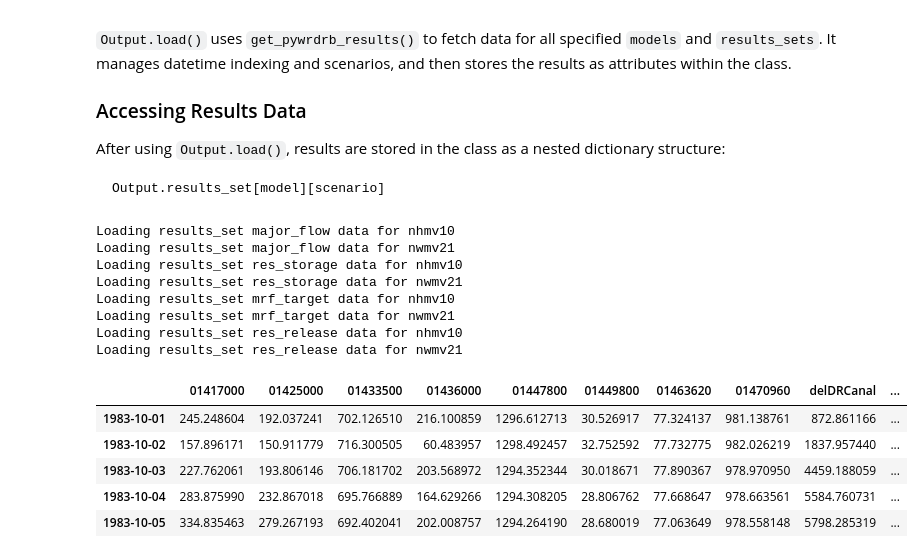
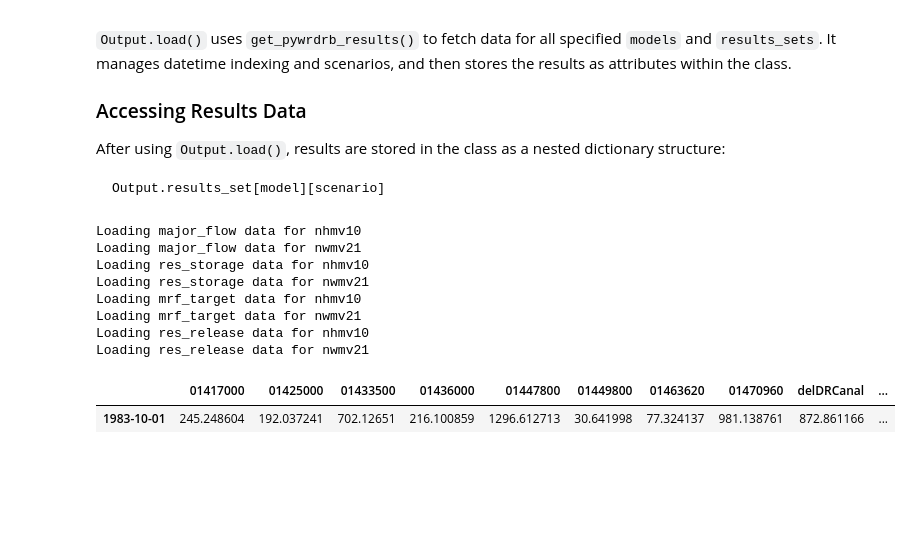
Before and after one commit to Pywr-DRB/Pywr-DRB, a Jupyter notebook: notebooks/Tutorial Output Data.ipynb, the cells around one changed output. Drawn from its saved outputs; the diff is of its cells as text; code cells hidden in the pictures; blank space fills up the shorter version.

Commit message:
11.11.2024 Updates to pywrdrb.Output with formatting

```diff
--- a/notebooks/Tutorial Output Data.ipynb
+++ b/notebooks/Tutorial Output Data.ipynb
@@ -36,31 +36,28 @@ sys.path.append(path_to_pywrdrb)
 # %%
 from pywrdrb import Output
 
 models = ['nhmv10', 'nwmv21']
 results_sets = ['major_flow', 'res_storage', 'mrf_target', 'res_release']
 
 output = Output(models,
                 results_sets = results_sets,
+                base_results = False,
                 print_status = True)
 output.load()
 
 
 ## Access the data using format:
-# output.results_set[model][scenario]
+# output.results_set[pywr_model][scenario]
 
-output.major_flow['nhmv10'][0].head()
+output.major_flow['pywr_nhmv10'][0].head(1)
 # %% [output]
-Loading results_set major_flow data for nhmv10
-Loading results_set major_flow data for nwmv21
-Loading results_set res_storage data for nhmv10
-Loading results_set res_storage data for nwmv21
-Loading results_set mrf_target data for nhmv10
-Loading results_set mrf_target data for nwmv21
-Loading results_set res_release data for nhmv10
-Loading results_set res_release data for nwmv21
+Loading major_flow data for nhmv10
+Loading major_flow data for nwmv21
+Loading res_storage data for nhmv10
+Loading res_storage data for nwmv21
+Loading mrf_target data for nhmv10
+Loading mrf_target data for nwmv21
+Loading res_release data for nhmv10
+Loading res_release data for nwmv21
 |  | 01417000 | 01425000 | 01433500 | 01436000 | 01447800 | 01449800 | 01463620 | 01470960 | delDRCanal | ... |
-| 1983-10-01 | 245.248604 | 192.037241 | 702.126510 | 216.100859 | 1296.612713 | 30.526917 | 77.324137 | 981.138761 | 872.861166 | ... |
-| 1983-10-02 | 157.896171 | 150.911779 | 716.300505 | 60.483957 | 1298.492457 | 32.752592 | 77.732775 | 982.026219 | 1837.957440 | ... |
-| 1983-10-03 | 227.762061 | 193.806146 | 706.181702 | 203.568972 | 1294.352344 | 30.018671 | 77.890367 | 978.970950 | 4459.188059 | ... |
-| 1983-10-04 | 283.875990 | 232.867018 | 695.766889 | 164.629266 | 1294.308205 | 28.806762 | 77.668647 | 978.663561 | 5584.760731 | ... |
-| 1983-10-05 | 334.835463 | 279.267193 | 692.402041 | 202.008757 | 1294.264190 | 28.680019 | 77.063649 | 978.558148 | 5798.285319 | ... |
+| 1983-10-01 | 245.248604 | 192.037241 | 702.12651 | 216.100859 | 1296.612713 | 30.641998 | 77.324137 | 981.138761 | 872.861166 | ... |
```
Also changed, not shown: parts of 5 cells of this notebook, 4 other files.
